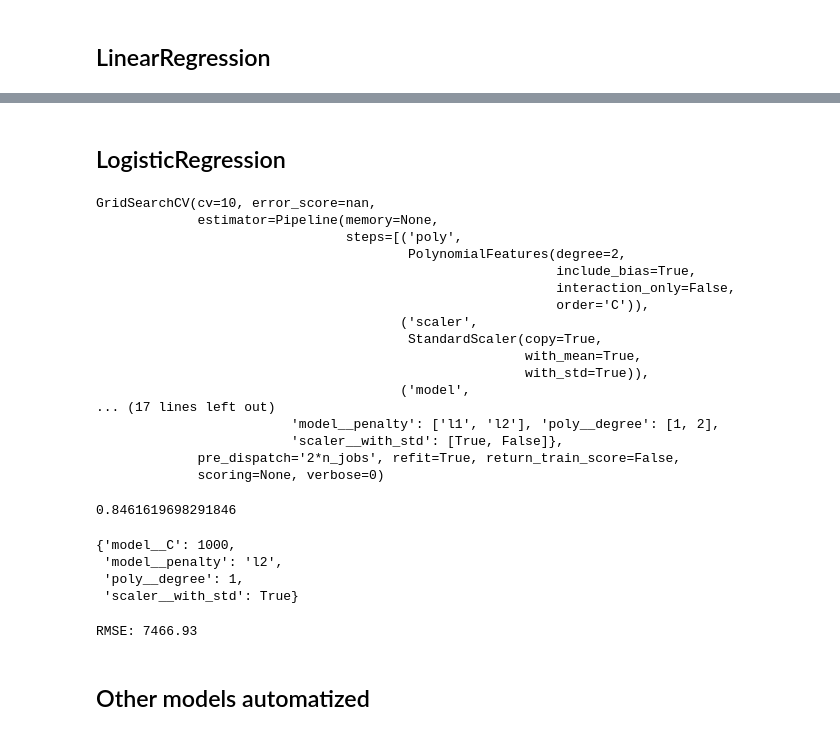
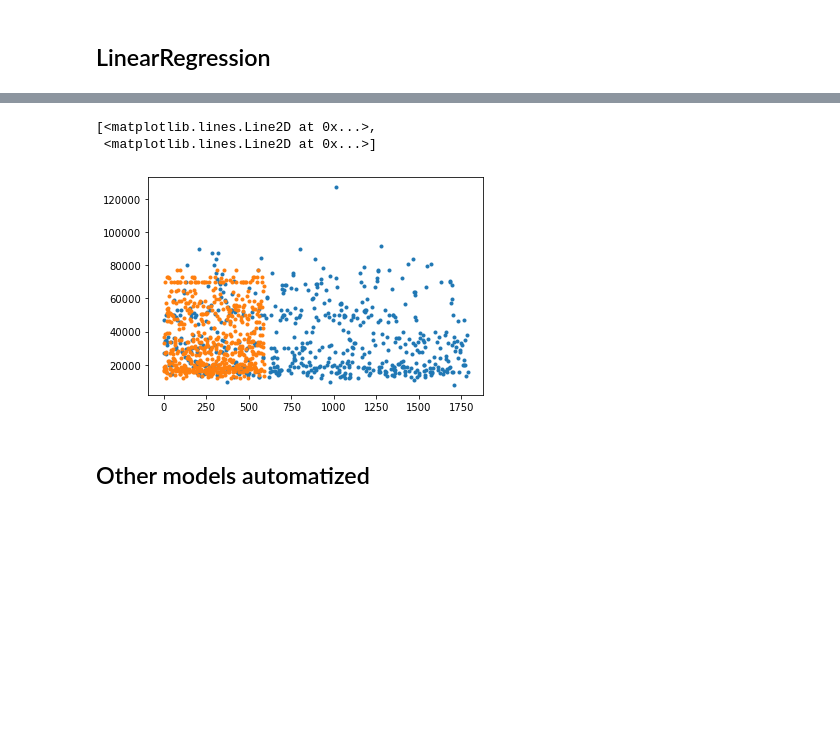
Before and after one commit to mrcngrcki/BootcampProject, a Jupyter notebook: Otomoto ML Project.ipynb, the cells around one changed output, grey strips where cells are left out. Drawn from its saved outputs; the diff is of its cells as text; code cells hidden in the pictures; blank space fills up the shorter version.

```diff
--- a/Otomoto ML Project.ipynb
+++ b/Otomoto ML Project.ipynb
@@ -216,59 +201,9 @@ RMSE: 8023.45
-# %% [markdown]
-## LogisticRegression
-# %%
-from sklearn.model_selection import GridSearchCV
-
-from sklearn.preprocessing import PolynomialFeatures
-
-pipe = Pipeline([("poly", PolynomialFeatures()),
-                 ("scaler", StandardScaler()),
-                 ("model", LogisticRegression())])
-
-param_grid = {"poly__degree":[1,2],
-              "scaler__with_std": [True, False],
-              "model__penalty": ["l1","l2"],
-              "model__C": [1000, 100, 10, 1, 0.1, 0.01]}
-
-gs = GridSearchCV(pipe, param_grid, cv = 10, n_jobs=-1)
-
-gs.fit(X_train, y_train)
-# %% [output]
-GridSearchCV(cv=10, error_score=nan,
-             estimator=Pipeline(memory=None,
-                                steps=[('poly',
-                                        PolynomialFeatures(degree=2,
-                                                           include_bias=True,
-                                                           interaction_only=False,
-                                                           order='C')),
-                                       ('scaler',
-                                        StandardScaler(copy=True,
-                                                       with_mean=True,
-                                                       with_std=True)),
-                                       ('model',
-... (17 lines left out)
-                         'model__penalty': ['l1', 'l2'], 'poly__degree': [1, 2],
-                         'scaler__with_std': [True, False]},
-             pre_dispatch='2*n_jobs', refit=True, return_train_score=False,
-             scoring=None, verbose=0)
-# %%
-y_pred = gs.predict(X_test)
-r2_score(y_test, y_pred)
-# %% [output]
-0.8461619698291846
-# %%
-gs.best_params_
-# %% [output]
-{'model__C': 1000,
- 'model__penalty': 'l2',
- 'poly__degree': 1,
- 'scaler__with_std': True}
-# %%
-rmse = sqrt(mean_squared_error(y_test, y_pred))
-print('RMSE: %.2f'%rmse )
-r2_list.append(r2_score(y_test, y_pred))
-rmse_list.append(rmse)
-# %% [output]
-RMSE: 7466.93
+# %%
+plt.plot(y_test, '.', y_pred, '.')
+# %% [output]
+[<matplotlib.lines.Line2D at 0x...>,
+ <matplotlib.lines.Line2D at 0x...>]
+[figure, added]
 # %% [markdown]
 ## Other models automatized
 # %%
```
Also changed, not shown: parts of 15 cells of this notebook.
